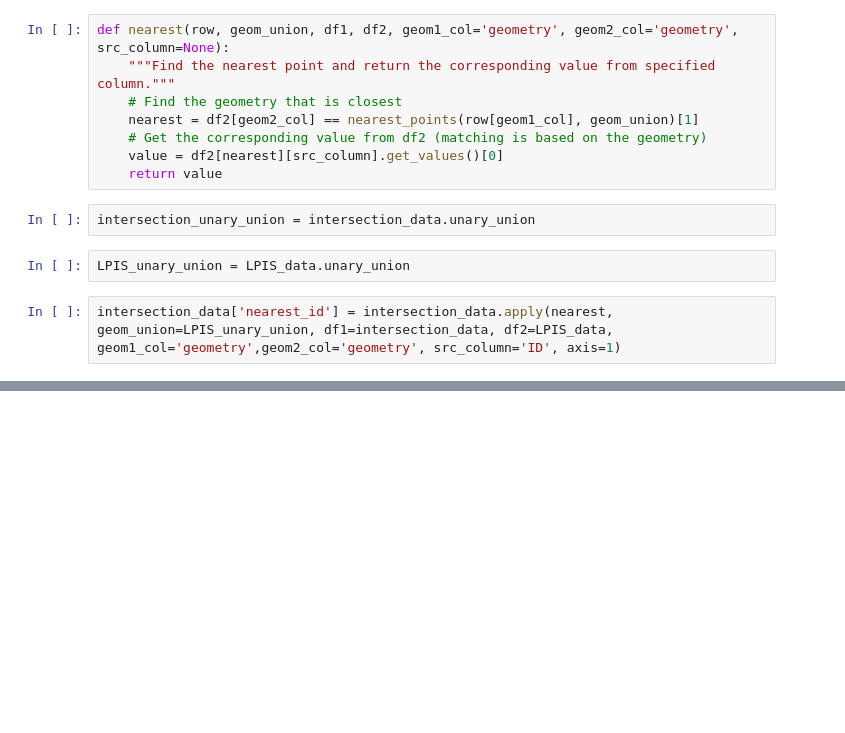
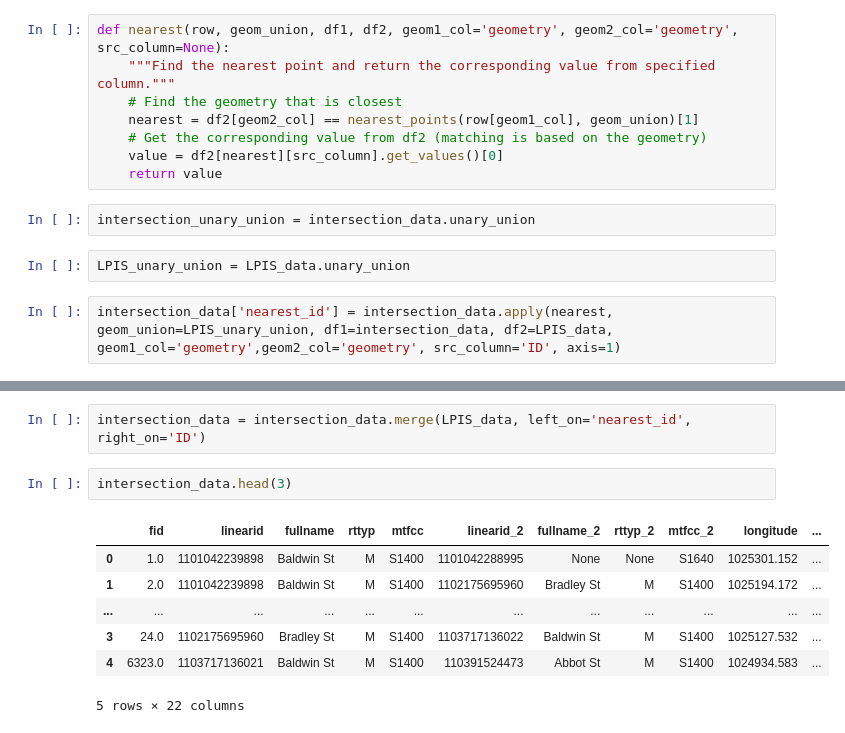
Before and after one commit to jeremysze/LPIS, a Jupyter notebook: Nearest Neighbor intersection to LPIS.ipynb, the cells around one changed output, grey strips where cells are left out. Saved outputs shown, nothing was run; the diff lists cells and outputs as text; blank space fills up the shorter version.

```diff
--- a/Nearest Neighbor intersection to LPIS.ipynb
+++ b/Nearest Neighbor intersection to LPIS.ipynb
@@ -94,0 +105,12 @@ intersection_data.head(20)
+# %%
+intersection_data = intersection_data.merge(LPIS_data, left_on='nearest_id', right_on='ID')
+# %%
+intersection_data.head(3)
+# %% [output]
+|  | fid | linearid | fullname | rttyp | mtfcc | linearid_2 | fullname_2 | rttyp_2 | mtfcc_2 | longitude | ... |
+| 0 | 1.0 | 1101042239898 | Baldwin St | M | S1400 | 1101042288995 | None | None | S1640 | 1025301.152 | ... |
+| 1 | 2.0 | 1101042239898 | Baldwin St | M | S1400 | 1102175695960 | Bradley St | M | S1400 | 1025194.172 | ... |
+| ... | ... | ... | ... | ... | ... | ... | ... | ... | ... | ... | ... |
+| 3 | 24.0 | 1102175695960 | Bradley St | M | S1400 | 1103717136022 | Baldwin St | M | S1400 | 1025127.532 | ... |
+| 4 | 6323.0 | 1103717136021 | Baldwin St | M | S1400 | 110391524473 | Abbot St | M | S1400 | 1024934.583 | ... |
+5 rows × 22 columns
```
Also changed, not shown: parts of 4 cells of this notebook.
